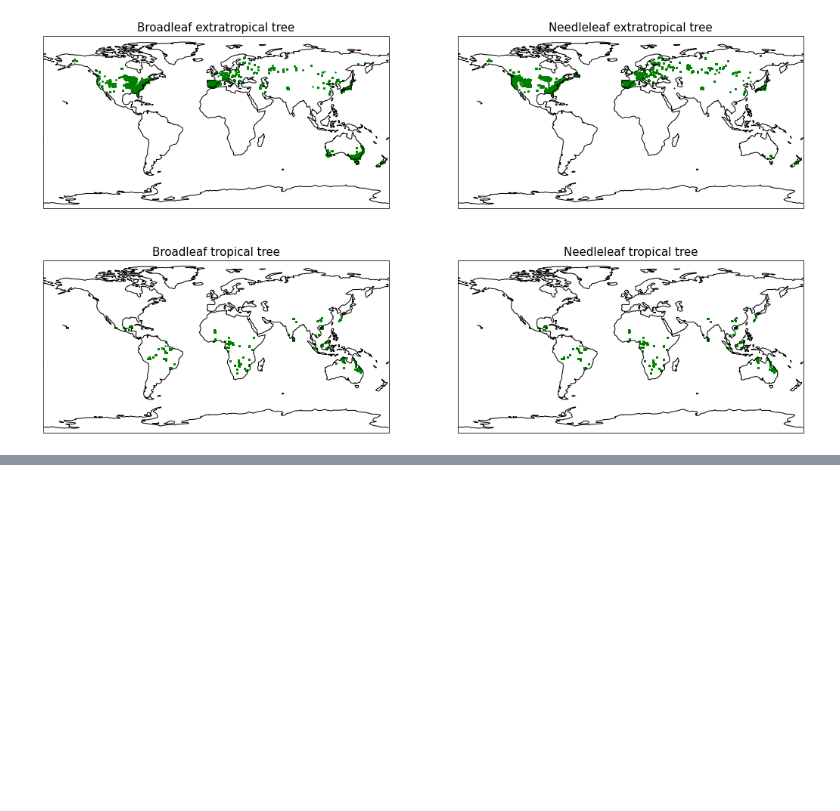
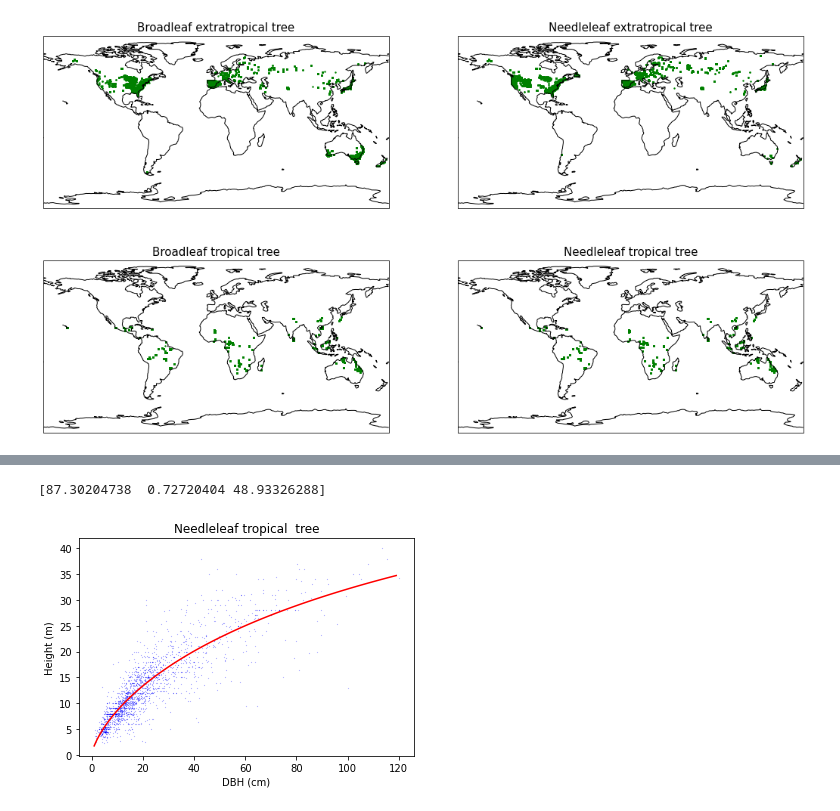
Before and after one commit to JessicaNeedham/FATES-plotting-scripts, a Jupyter notebook: Tallo_analysis_global.ipynb, the cells around one changed output, grey strips where cells are left out. Drawn from its saved outputs; the diff is of its cells as text; code cells hidden in the pictures; blank space fills up the shorter version.

```diff
--- a/Tallo_analysis_global.ipynb
+++ b/Tallo_analysis_global.ipynb
@@ -199,0 +261,20 @@ f1ax3.set_global()
+# %%
+# Needleleaf tropical
+nltr = df_biome[df_biome.PFT=='needleleaf_tropical_tree']
+nltr =  nltr.dropna(subset=['height_m', 'stem_diameter_cm'])
+height_ps_nltr, height_cov_nltr = curve_fit(f=d2hmc, xdata=np.array(nltr['stem_diameter_cm']), ydata=np.array(nltr['height_m']))
+
+dbh = np.arange(1,nltr['stem_diameter_cm'].max(),1)
+
+nltr_curve = [d2hmc(d, height_ps_nltr[0], height_ps_nltr[1], height_ps_nltr[2])  for  d  in dbh]
+
+plt.scatter(nltr.stem_diameter_cm, nltr.height_m, s=0.01, color='blue')
+plt.plot(dbh, nltr_curve, color='red')
+plt.xlabel('DBH (cm)')
+plt.ylabel('Height (m)')
+plt.title('Needleleaf tropical  tree')
+
+print(height_ps_nltr)
+# %% [output]
+[87.30204738  0.72720404 48.93326288]
+[figure, added]
```
Also changed, not shown: parts of 19 cells of this notebook.
